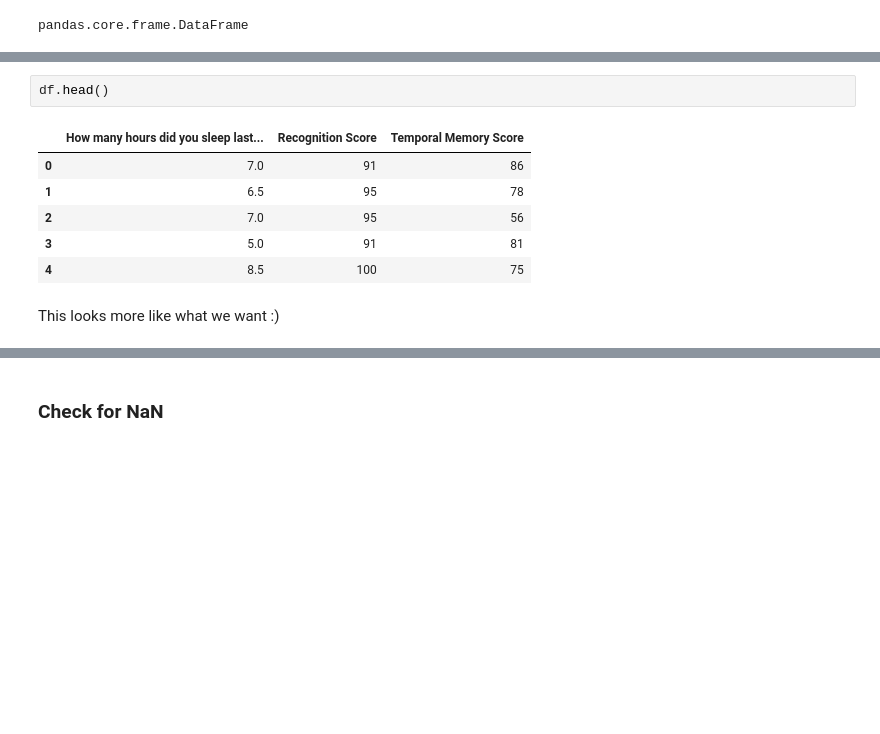
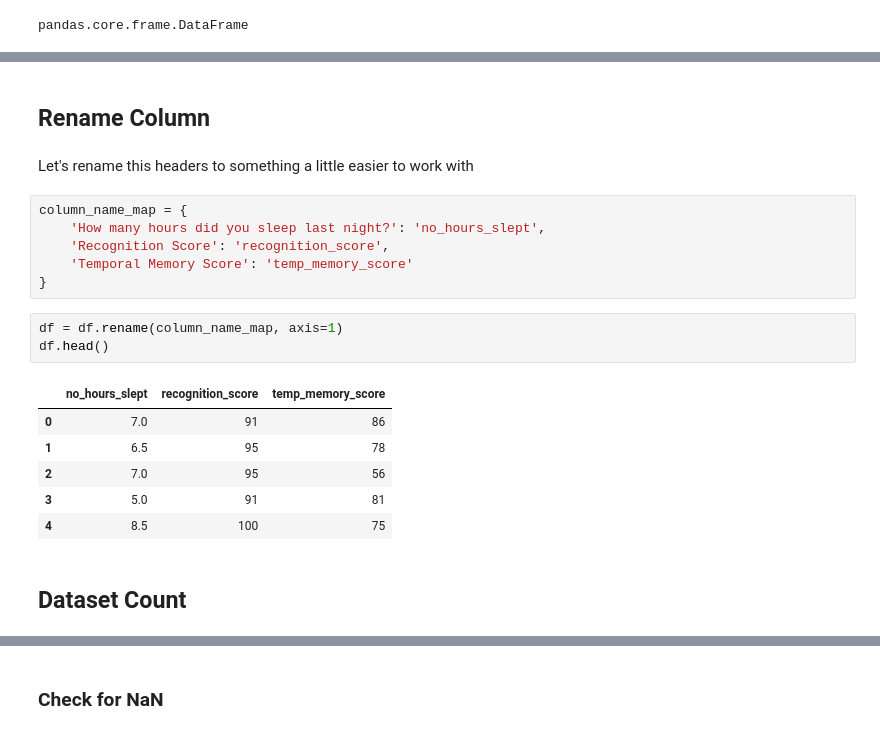
Before and after one commit to tejuafonja/DS-notebooks, a Jupyter notebook: analyzing-bbc-face-recognition-data.ipynb, the cells around one changed output, grey strips where cells are left out. Drawn from its saved outputs; the diff is of its cells as text; blank space fills up the shorter version.

```diff
--- a/analyzing-bbc-face-recognition-data.ipynb
+++ b/analyzing-bbc-face-recognition-data.ipynb
@@ -51,14 +49,25 @@ df = pd.read_csv(datapath, usecols=range(1,4))
-# %%
-df.head()
-# %% [output]
-|  | How many hours did you sleep last... | Recognition Score | Temporal Memory Score |
-| 0 | 7.0 | 91 | 86 |
-| 1 | 6.5 | 95 | 78 |
-| 2 | 7.0 | 95 | 56 |
-| 3 | 5.0 | 91 | 81 |
-| 4 | 8.5 | 100 | 75 |
-# %% [markdown]
-This looks more like what we want :)
+# %% [markdown]
+## Rename Column
+# %% [markdown]
+Let's rename this headers to something a little easier to work with
+# %%
+column_name_map = {
+    'How many hours did you sleep last night?': 'no_hours_slept',
+    'Recognition Score': 'recognition_score',
+    'Temporal Memory Score': 'temp_memory_score'
+}
+# %%
+df = df.rename(column_name_map, axis=1)
+df.head()
+# %% [output]
+|  | no_hours_slept | recognition_score | temp_memory_score |
+| 0 | 7.0 | 91 | 86 |
+| 1 | 6.5 | 95 | 78 |
+| 2 | 7.0 | 95 | 56 |
+| 3 | 5.0 | 91 | 81 |
+| 4 | 8.5 | 100 | 75 |
+# %% [markdown]
+## Dataset Count
 # %%
 df.count()
 # %% [output]
```
Also changed, not shown: parts of 119 cells of this notebook.
